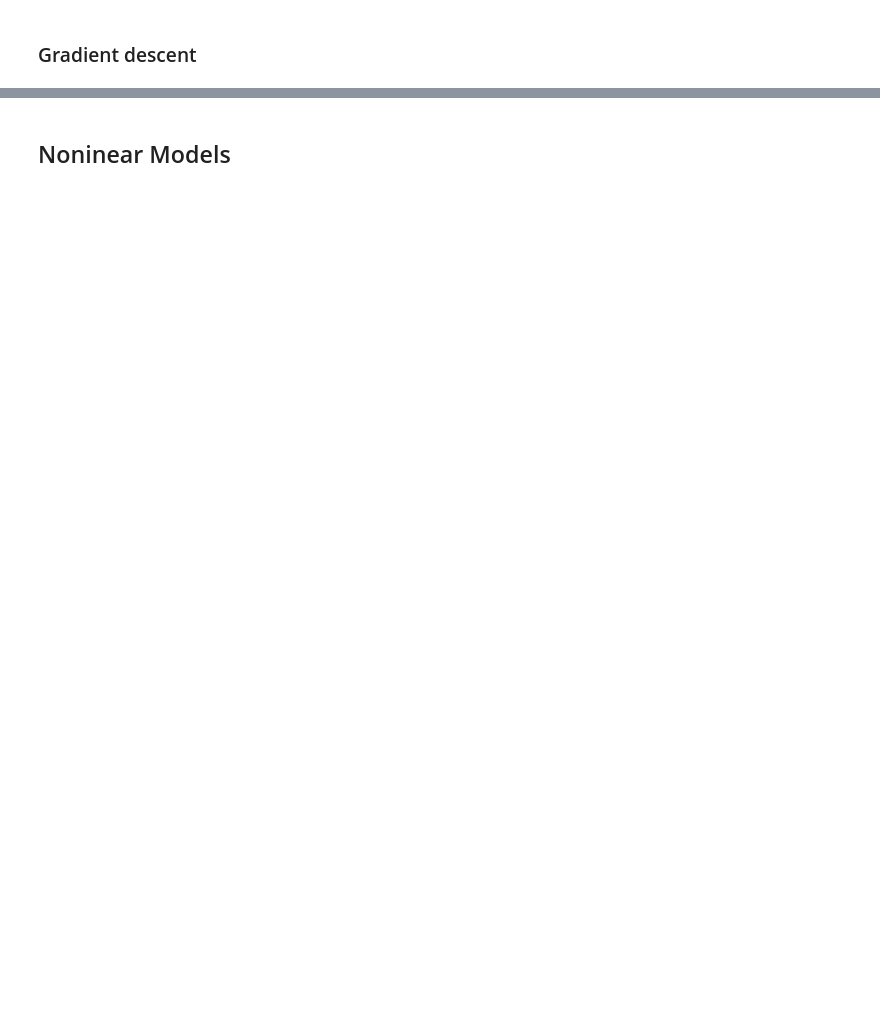
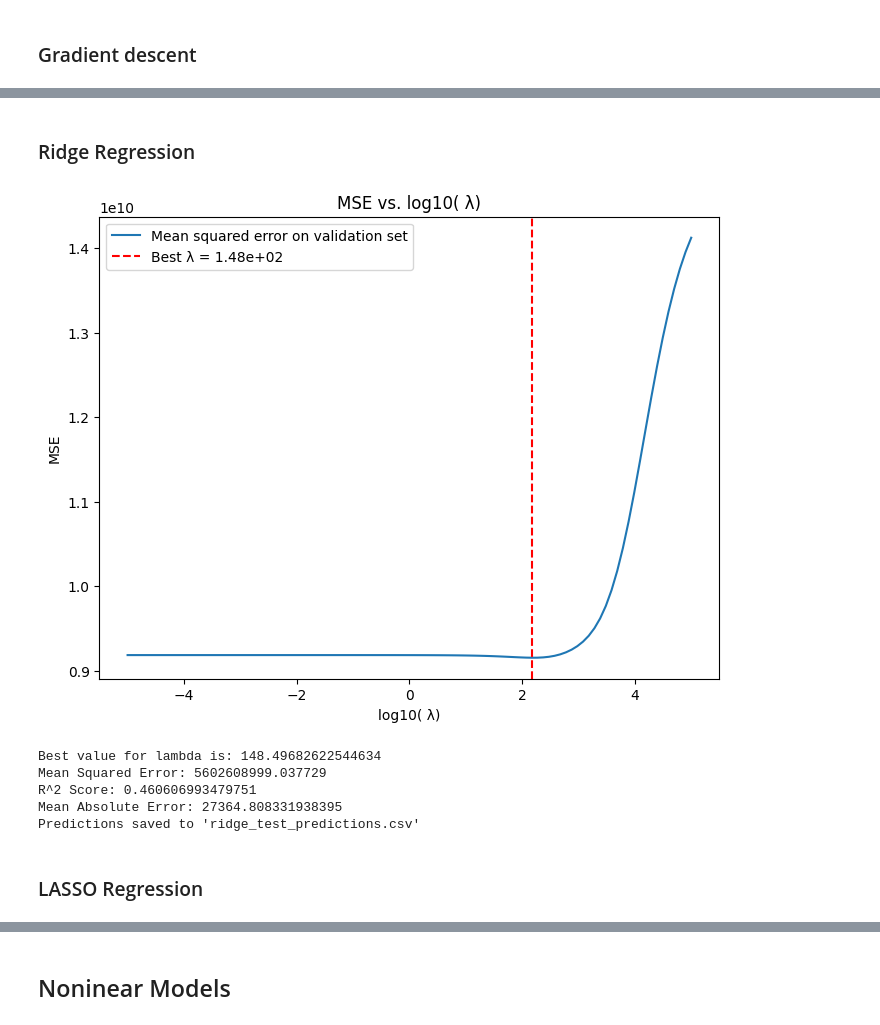
Before and after one commit to SarahYousefH/MachineLearningAssignment2, a Jupyter notebook: machine-learning-regression-assignment.ipynb, the cells around one changed output, grey strips where cells are left out. Saved outputs shown, nothing was run; the diff lists cells and outputs as text; code cells hidden in the pictures; blank space fills up the shorter version.

```diff
--- a/machine-learning-regression-assignment.ipynb
+++ b/machine-learning-regression-assignment.ipynb
@@ -713,0 +786,78 @@ print("Test R-squared:", r2_test)
+# %% [markdown]
+### Ridge Regression
+# %%
+import numpy as np
+
+
+def ridge_regularization_model (X_train, y_train, X_test, y_test, alpha):
+
+    X_train = np.hstack((np.ones((train_data.shape[0], 1)), X_train))
+    X_test = np.hstack((np.ones((test_data.shape[0], 1)), X_test))
+
+    num_samples = X_train.shape[0]  # Number of samples
+    num_features = X_train.shape[1]  # Number of features or weights
+
+    ## Perform Training:
+    # Create an identity matrix
+    I = np.identity(num_features)
+    # Execlude the bias feature from regularization
+    I[0,0] = 0
+
+    # Solution to ridge regression
+    weights = np.linalg.inv(X_train.T.dot(X_train) + (alpha * I)).dot(X_train.T).dot(y_train)
+
+    ## Perform Prediction:
+    # make final prediction on test set using weights
+    y_test_pred = X_test.dot(weights)
+
+    return y_test_pred
+
+
+# Grid search to find the best value of lambda
+def best_lambda (X_train, y_train, X_val, y_val):
+
+    lambdaValues = np.logspace(-5,5,100) # test values from 10^-5 to 10^5
+    MSE_Values = []
+
+    for l in lambdaValues:
+
+        # perfom training on the train data and perform prediction on the validation data
+        y_predicted = ridge_regularization_model (X_train, y_train,X_val,y_val,l)
+
+        # evaluate model between validation and prediction
+        MSE_error = evaluate_model(y_predicted, y_val) [0]
+        MSE_Values.append(MSE_error)
+
+    # find the index of the lowest mean squared error
+    index = np.argmin(MSE_Values)
+
+    best_value = lambdaValues[index]
+    # Plot the relation between lambda and the mean squared error on the validation set
+    plt.figure(figsize=(8, 6))
+    plt.plot(np.log10(lambdaValues), MSE_Values, label='Mean squared error on validation set')
+    plt.axvline(np.log10(best_value), color='r', linestyle='--', label=f'Best λ = {best_value:.2e}')
+    plt.xlabel('log10( λ)')
+    plt.ylabel('MSE')
+    plt.title('MSE vs. log10( λ)')
+    plt.legend()
+    plt.show()
+
+    print(f"Best value for lambda is: {best_value}")
+    return best_value
+
+
+alpha = best_lambda (X_train, y_train, X_val, y_val)
+
+y_predicted = ridge_regularization_model (X_train, y_train, X_test, y_test,alpha)
+mse,r2,mae = evaluate_model(y_predicted)
+print_evaluation (mse,r2,mae)
+export_model (y_predicted, 'ridge')
+# %% [output]
+[figure, added]
+Best value for lambda is: 148.49682622544634
+Mean Squared Error: 5602608999.037729
+R^2 Score: 0.460606993479751
+Mean Absolute Error: 27364.808331938395
+Predictions saved to 'ridge_test_predictions.csv'
+# %% [markdown]
+### LASSO Regression
```
Also changed, not shown: parts of 10 cells of this notebook.
